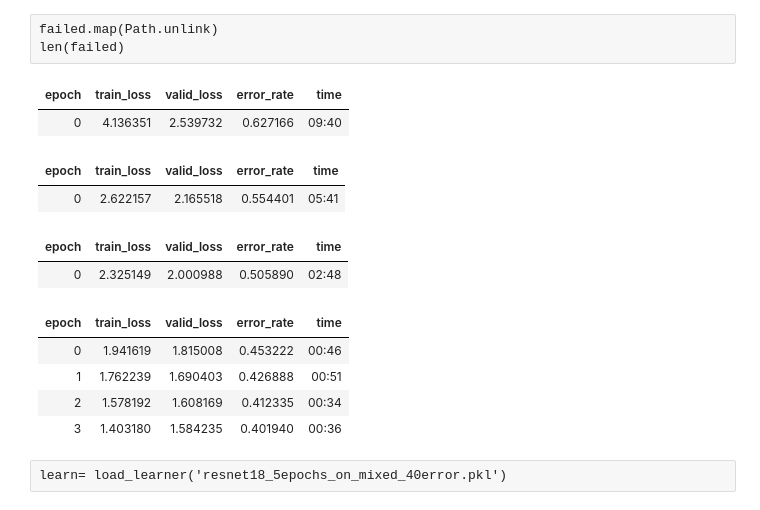
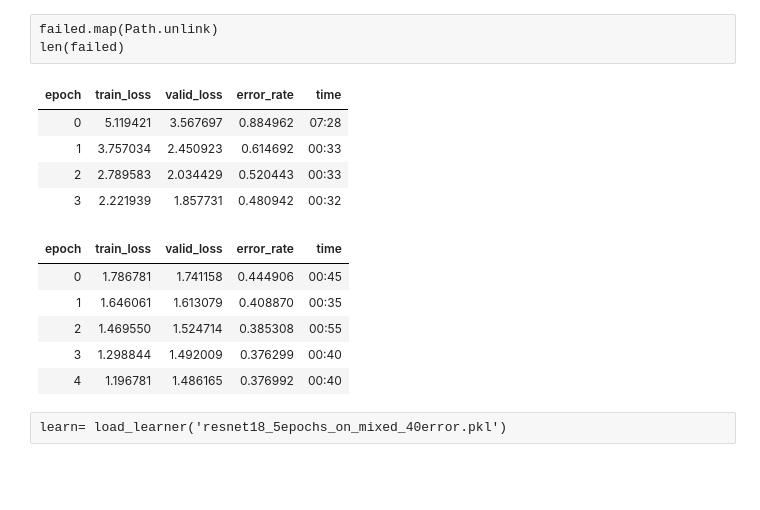
Before and after one commit to jonaskaszian/boardgame-vision, a Jupyter notebook: bg-rec.ipynb, the cells around one changed output. Drawn from its saved outputs; the diff is of its cells as text; code cells hidden in the pictures; blank space fills up the shorter version.

```diff
--- a/bg-rec.ipynb
+++ b/bg-rec.ipynb
@@ -266,19 +253,16 @@ dls = DataBlock(
 # %%
 learn = vision_learner(dls, 'resnet18', metrics=error_rate)
 # %%
-learn.fine_tune(1)
+learn.fine_tune(5, freeze_epochs=4)
 # %% [output]
 | epoch | train_loss | valid_loss | error_rate | time |
-| 0 | 4.136351 | 2.539732 | 0.627166 | 09:40 |
+| 0 | 5.119421 | 3.567697 | 0.884962 | 07:28 |
+| 1 | 3.757034 | 2.450923 | 0.614692 | 00:33 |
+| 2 | 2.789583 | 2.034429 | 0.520443 | 00:33 |
+| 3 | 2.221939 | 1.857731 | 0.480942 | 00:32 |
 | epoch | train_loss | valid_loss | error_rate | time |
-| 0 | 2.622157 | 2.165518 | 0.554401 | 05:41 |
+| 0 | 1.786781 | 1.741158 | 0.444906 | 00:45 |
+| 1 | 1.646061 | 1.613079 | 0.408870 | 00:35 |
+| 2 | 1.469550 | 1.524714 | 0.385308 | 00:55 |
+| 3 | 1.298844 | 1.492009 | 0.376299 | 00:40 |
+| 4 | 1.196781 | 1.486165 | 0.376992 | 00:40 |
-# %%
-learn.fine_tune(4)
-# %% [output]
-| epoch | train_loss | valid_loss | error_rate | time |
-| 0 | 2.325149 | 2.000988 | 0.505890 | 02:48 |
-| epoch | train_loss | valid_loss | error_rate | time |
-| 0 | 1.941619 | 1.815008 | 0.453222 | 00:46 |
-| 1 | 1.762239 | 1.690403 | 0.426888 | 00:51 |
-| 2 | 1.578192 | 1.608169 | 0.412335 | 00:34 |
-| 3 | 1.403180 | 1.584235 | 0.401940 | 00:36 |
```
Also changed, not shown: parts of 91 cells of this notebook, 1 other file.
